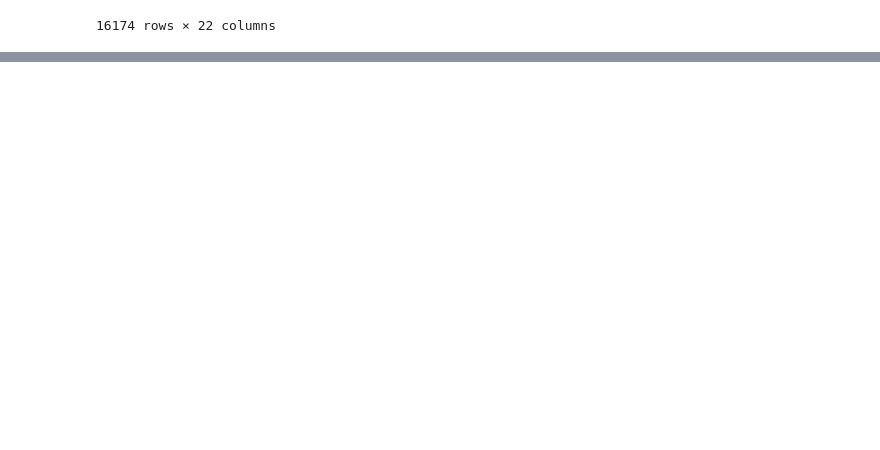
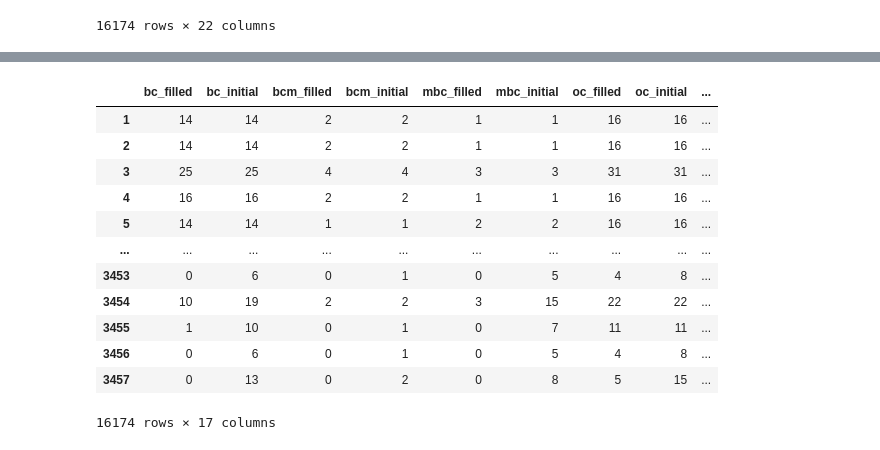
Before and after one commit to anirudhgv1805/tnea-analytics, a Jupyter notebook: data-processing/data-processing.ipynb, the cells around one changed output, grey strips where cells are left out. Cells and saved outputs as stored; diff of their text form; code cells hidden in the pictures; blank space fills up the shorter version.

```diff
--- a/data-processing/data-processing.ipynb
+++ b/data-processing/data-processing.ipynb
@@ -690,0 +743,17 @@ allot_df.reset_index(drop=True)
+# %%
+allot_df = allot_df[["bc_filled" ,"bc_initial" , "bcm_filled" ,"bcm_initial", "mbc_filled" , "mbc_initial" , "oc_filled","oc_initial","sc_filled","sc_initial","sca_filled","sca_initial","st_filled","st_initial","branch_id","college_id","year" ]]
+allot_df
+# %% [output]
+|  | bc_filled | bc_initial | bcm_filled | bcm_initial | mbc_filled | mbc_initial | oc_filled | oc_initial | ... |
+| 1 | 14 | 14 | 2 | 2 | 1 | 1 | 16 | 16 | ... |
+| 2 | 14 | 14 | 2 | 2 | 1 | 1 | 16 | 16 | ... |
+| 3 | 25 | 25 | 4 | 4 | 3 | 3 | 31 | 31 | ... |
+| 4 | 16 | 16 | 2 | 2 | 1 | 1 | 16 | 16 | ... |
+| 5 | 14 | 14 | 1 | 1 | 2 | 2 | 16 | 16 | ... |
+| ... | ... | ... | ... | ... | ... | ... | ... | ... | ... |
+| 3453 | 0 | 6 | 0 | 1 | 0 | 5 | 4 | 8 | ... |
+| 3454 | 10 | 19 | 2 | 2 | 3 | 15 | 22 | 22 | ... |
+| 3455 | 1 | 10 | 0 | 1 | 0 | 7 | 11 | 11 | ... |
+| 3456 | 0 | 6 | 0 | 1 | 0 | 5 | 4 | 8 | ... |
+| 3457 | 0 | 13 | 0 | 2 | 0 | 8 | 5 | 15 | ... |
+16174 rows × 17 columns
```
Also changed, not shown: parts of 33 cells of this notebook.
